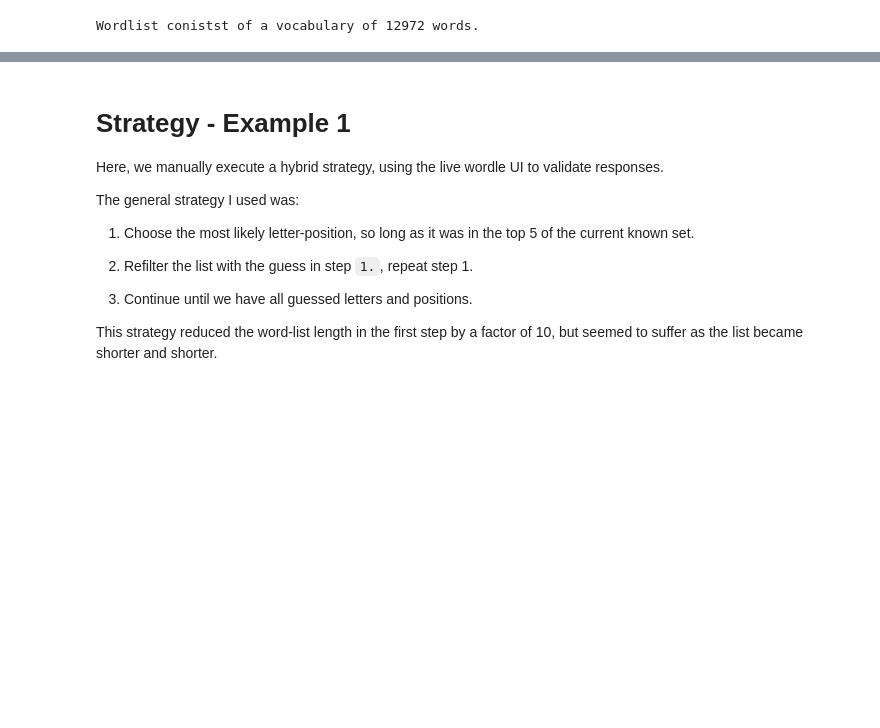
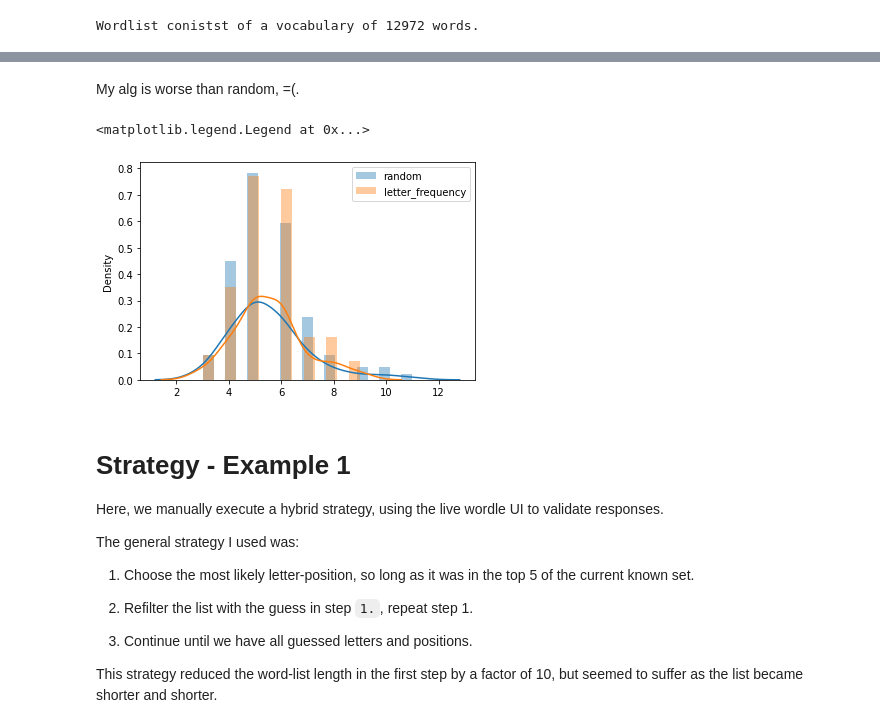
Before and after one commit to Jollyhrothgar/wordle, a Jupyter notebook: Wordle_Solver.ipynb, the cells around one changed output, grey strips where cells are left out. Drawn from its saved outputs; the diff is of its cells as text; code cells hidden in the pictures; blank space fills up the shorter version.

```diff
--- a/Wordle_Solver.ipynb
+++ b/Wordle_Solver.ipynb
@@ -182,7 +226,7 @@ class Guesser(object):
 #@title choose a word list
 url = "https://raw.githubusercontent.com/Jollyhrothgar/wordle/main/wordle.txt" #@param ["https://raw.githubusercontent.com/Jollyhrothgar/wordle/main/lewdle.txt", "https://raw.githubusercontent.com/Jollyhrothgar/wordle/main/wordle.txt"]
 wordlist = load_wordlist_from_url(url)
-
+word_df = make_word_df(wordlist)
 print(f"Wordlist conistst of a vocabulary of {len(wordlist)} words.")
 # %% [output]
 Wordlist conistst of a vocabulary of 12972 words.
@@ -189,3 +239,30 @@ Wordlist conistst of a vocabulary of 12972 words.
+# %%
+def simulate_policy(policy):
+  counter = 1
+
+  secret_word = word_df.sample(1)['word'].values[0]
+  sim = Guesser(word_df)
+  while not sim.is_solved():
+    word = sim.pick_word(strategy=policy)
+    eliminated = sim.guess(word, secret_word, silent=True)
+    # print(f"{counter} turn, {word} guessed, {secret_word} target, {eliminated} eliminated")
+    counter += 1
+
+  # print(f"SOLVED {counter} turn, {word} guessed, {secret_word} target, {eliminated} eliminated")
+
+  return counter
+# %%
+random = [simulate_policy(policy='random') for i in range(100)]
+letter_frequency = [simulate_policy(policy='letter_frequency') for i in range(100)]
+# %% [markdown]
+My alg is worse than random, =(.
+# %%
+sns.distplot(random, label='random')
+sns.distplot(letter_frequency, label='letter_frequency')
+plt.legend()
+# %% [output]
+<matplotlib.legend.Legend at 0x...>
+[figure, added]
 # %% [markdown]
 # Strategy - Example 1
 
```
Also changed, not shown: parts of 13 cells of this notebook.
